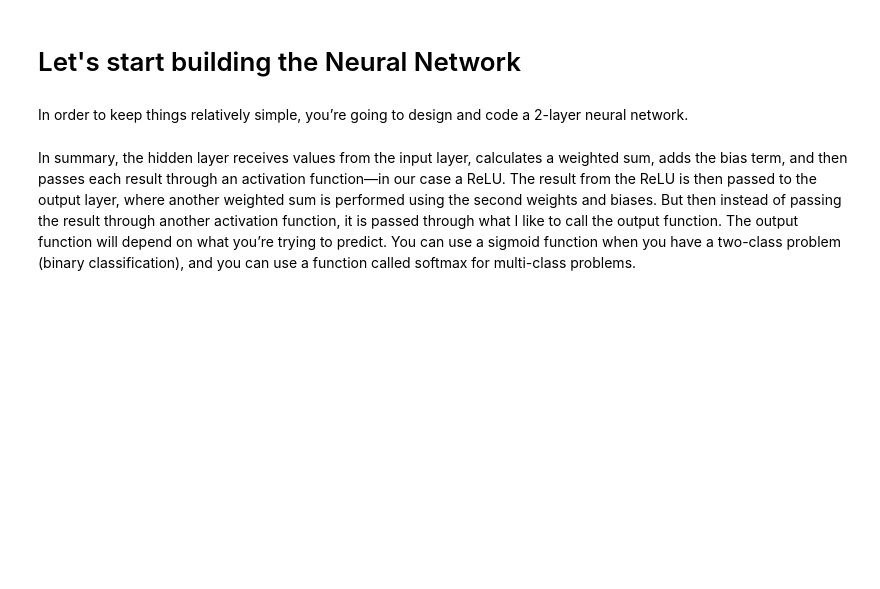
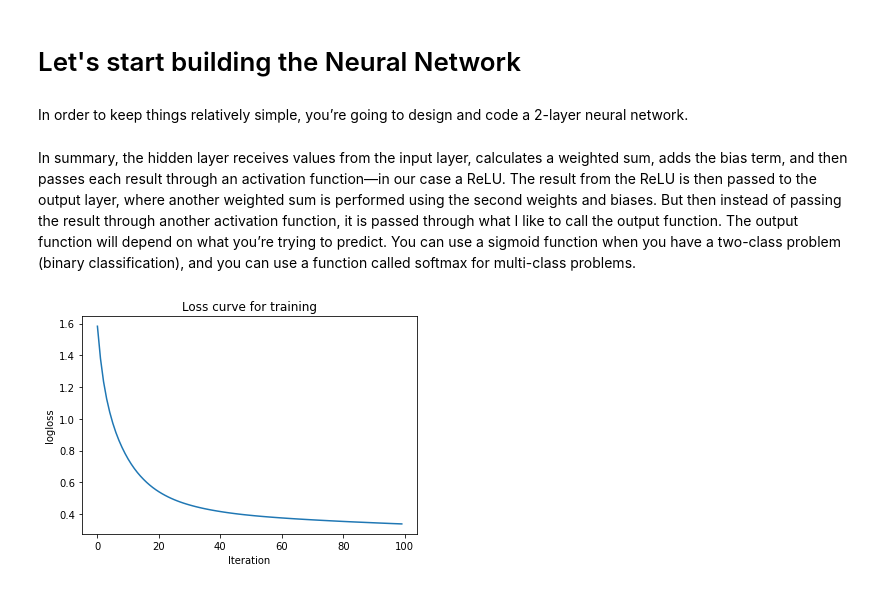
Before and after one commit to ThejakaSEP/DeepLearningModel, a Jupyter notebook: DeepLearningModelCreation.ipynb, the cells around one changed output. Drawn from its saved outputs; the diff is of its cells as text; code cells hidden in the pictures; blank space fills up the shorter version.

```diff
--- a/DeepLearningModelCreation.ipynb
+++ b/DeepLearningModelCreation.ipynb
@@ -108,6 +111,7 @@ Shape of test labels is (54, 1)
 # %% [markdown]
 In order to keep things relatively simple, you’re going to design and code a 2-layer neural network.
 # %%
+
 class NeuralNet():
     '''
     A two layer neural network
@@ -141,16 +145,22 @@ class NeuralNet():
         '''
         return np.maximum(0,Z)
 
+    def dRelu(self, x):
+        x[x<=0] = 0
+        x[x>0] = 1
+        return x
+
+    def eta(self, x):
+      ETA = 0.0000000001
+      return np.maximum(x, ETA)
+
+
     def sigmoid(self,Z):
         '''
         The sigmoid function takes in real numbers in any range and
         squashes it to a real-valued output between 0 and 1.
         '''
         return 1/(1+np.exp(-Z))
-
-    def eta(self, x):
-        ETA = 0.0000000001
-        return np.maximum(x, ETA)
 
     def entropy_loss(self,y, yhat):
         nsample = len(y)
@@ -178,7 +188,6 @@ class NeuralNet():
         self.params['A1'] = A1
 
         return yhat,loss
-
 
     def back_propagation(self,yhat):
         '''
@@ -228,6 +237,31 @@ class NeuralNet():
         Z2 = A1.dot(self.params['W2']) + self.params['b2']
         pred = self.sigmoid(Z2)
         return np.round(pred)
+
+    def acc(self, y, yhat):
+        '''
+        Calculates the accutacy between the predicted valuea and the truth labels
+        '''
+        acc = float(sum(y == yhat) / len(y) * 100)
+        return acc
+
+
+    def plot_loss(self):
+        '''
+        Plots the loss curve
+        '''
+        plt.plot(self.loss)
+        plt.xlabel("Iteration")
+        plt.ylabel("logloss")
+        plt.title("Loss curve for training")
+        plt.show()
 # %% [markdown]
 In summary, the hidden layer receives values from the input layer, calculates a weighted sum, adds the bias term, and then passes each result through an activation function—in our case a ReLU. The result from the ReLU is then passed to the output layer, where another weighted sum is performed using the second weights and biases. But then instead of passing the result through another activation function, it is passed through what I like to call the output function.
 The output function will depend on what you’re trying to predict. You can use a sigmoid function when you have a two-class problem (binary classification), and you can use a function called softmax for multi-class problems.
+# %%
+nn = NeuralNet() # create the NN model
+nn.fit(Xtrain, ytrain) #train the model
+# %%
+nn.plot_loss()
+# %% [output]
+[figure, added]
```
Also changed, not shown: parts of 8 cells of this notebook.
